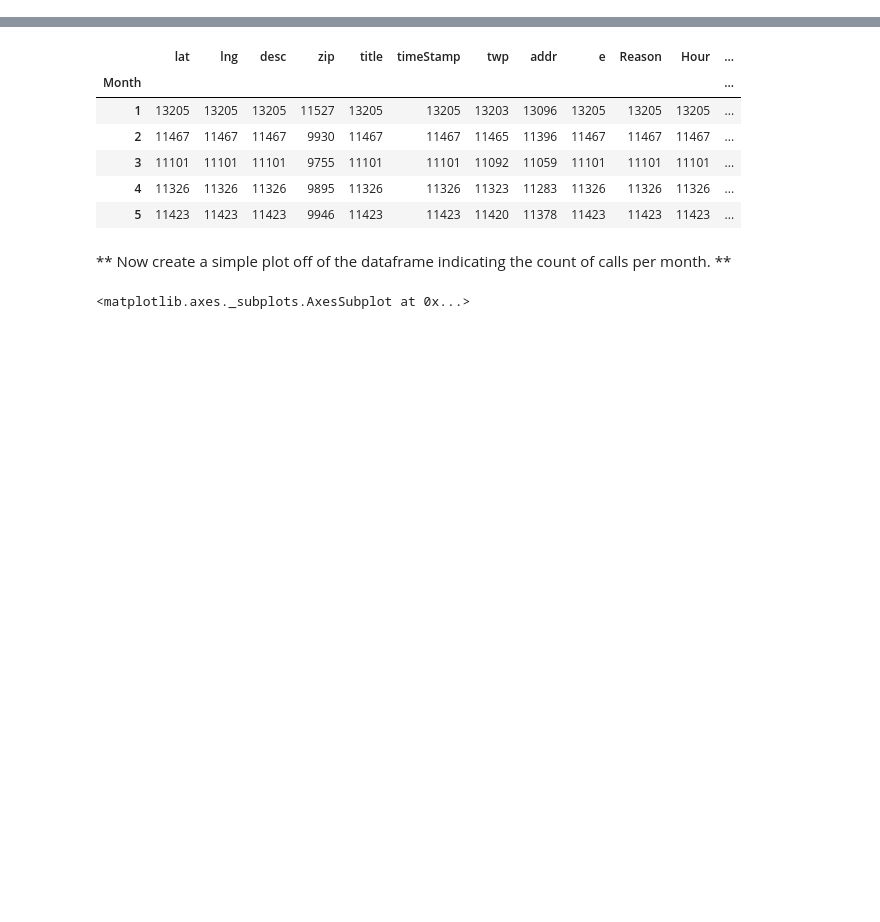
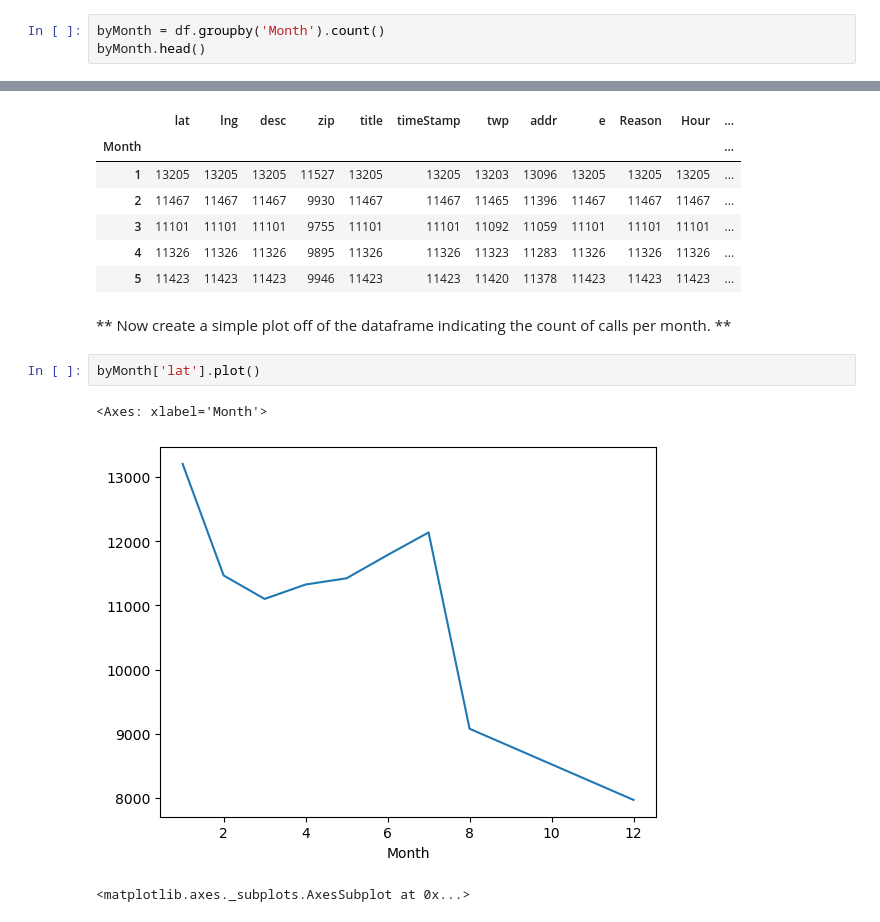
Before and after one commit to Jamy11/data-capstone-projects, a Jupyter notebook: 01-911 Calls Data Capstone Project Clean Version.ipynb, the cells around one changed output, grey strips where cells are left out. Drawn from its saved outputs; the diff is of its cells as text; blank space fills up the shorter version.

```diff
--- a/01-911 Calls Data Capstone Project Clean Version.ipynb
+++ b/01-911 Calls Data Capstone Project Clean Version.ipynb
@@ -189,3 +237,6 @@ _____
 ** You should have noticed it was missing some Months, let's see if we can maybe fill in this information by plotting the information in another way, possibly a simple line plot that fills in the missing months, in order to do this, we'll need to do some work with pandas... **
 # %% [markdown]
 ** Now create a gropuby object called byMonth, where you group the DataFrame by the month column and use the count() method for aggregation. Use the head() method on this returned DataFrame. **
+# %%
+byMonth = df.groupby('Month').count()
+byMonth.head()
@@ -200,6 +259,11 @@ _____
 | 5 | 11423 | 11423 | 11423 | 9946 | 11423 | 11423 | 11420 | 11378 | 11423 | 11423 | 11423 | ... |
 # %% [markdown]
 ** Now create a simple plot off of the dataframe indicating the count of calls per month. **
+# %%
+byMonth['lat'].plot()
+# %% [output]
+<Axes: xlabel='Month'>
+[figure, added]
 # %%
 # %% [output]
 <matplotlib.axes._subplots.AxesSubplot at 0x...>
```
Also changed, not shown: parts of 24 cells of this notebook.
